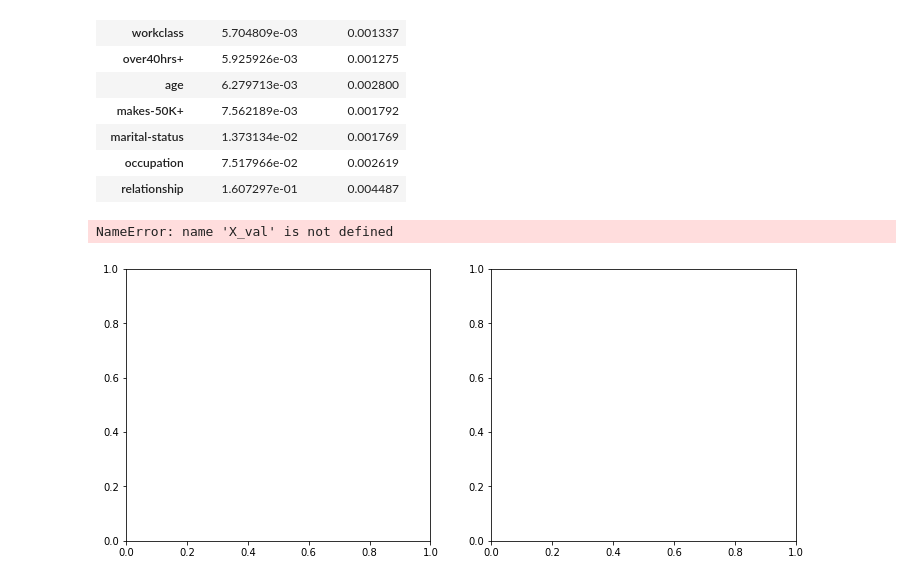
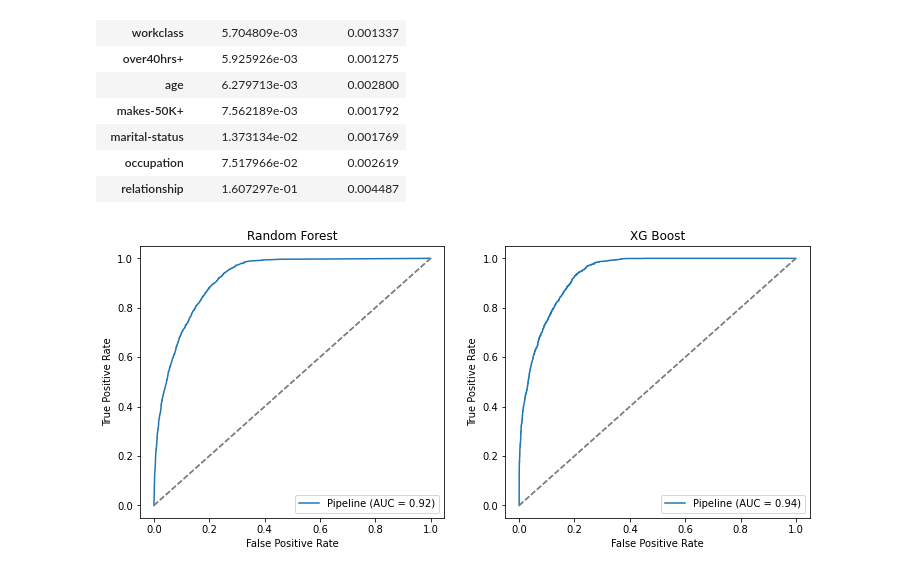
Before and after one commit to VPDeb/DS-Unit-2-Applied-Modeling, a Jupyter notebook: module3-permutation-boosting/LS_DS_233_assignment.ipynb, the cells around one changed output. Cells and saved outputs as stored; diff of their text form; code cells hidden in the pictures.

```diff
--- a/module3-permutation-boosting/LS_DS_233_assignment.ipynb
+++ b/module3-permutation-boosting/LS_DS_233_assignment.ipynb
@@ -388,15 +388,14 @@ permutation_importances
 # %%
 
 fig, (ax1, ax2) = plt.subplots(ncols=2, nrows=1, figsize=(12,5))
 
 plot_roc_curve(model_bag, X_test, y_test, ax=ax1)
-plot_roc_curve(model_boost, X_test, y_val, ax=ax2)
+plot_roc_curve(model_boost, X_test, y_test, ax=ax2)
 ax1.plot([(0,0), (1,1)], color='grey', linestyle='--')
 ax2.plot([(0,0), (1,1)], color='grey', linestyle='--')
 ax1.set_title('Random Forest')
 ax2.set_title('XG Boost')
 
 plt.show()
 # %% [output]
-NameError: name 'X_val' is not defined
-[figure, old version]
+[figure, new version]
```
